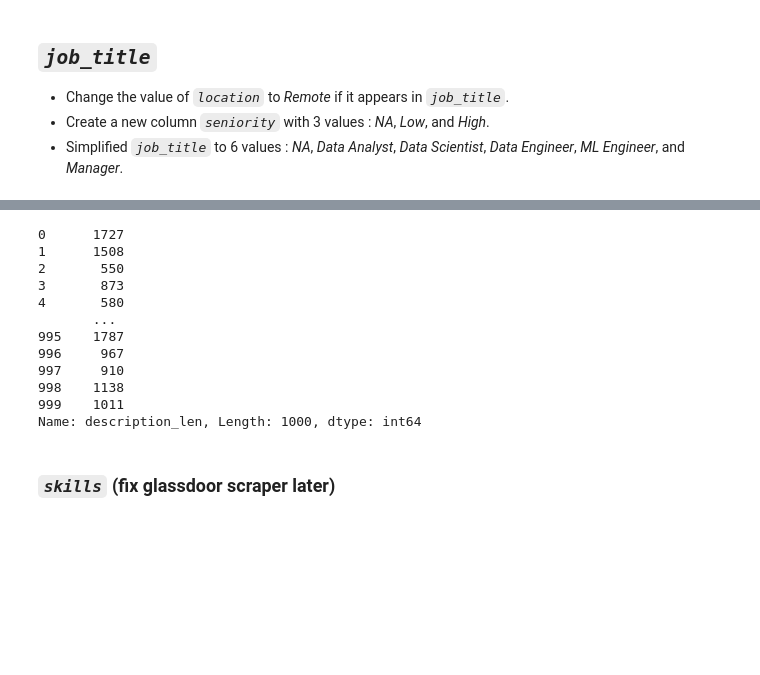
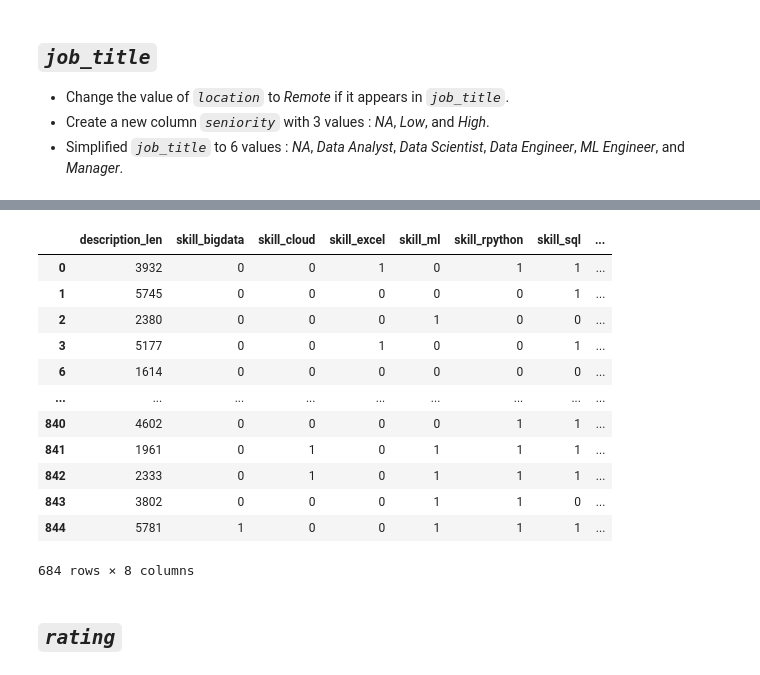
Before and after one commit to YongHHuang/data_science_salary, a Jupyter notebook: data_cleaning.ipynb, the cells around one changed output, grey strips where cells are left out. Saved outputs shown, nothing was run; the diff lists cells and outputs as text; code cells hidden in the pictures; blank space fills up the shorter version.

```diff
--- a/data_cleaning.ipynb
+++ b/data_cleaning.ipynb
@@ -54,7 +88,7 @@ list(df.columns)
 # %%
 def remote(row):
-    row['job_title'] = row['job_title'].lower()
-    if 'remote' in row['job_title']:
+    title = row['job_title'].lower()
+    if 'remote' in title and 'not remote' not in title:
         row['location'] = 'Remote'
     return row
 
@@ -167,13 +154,0 @@ Name: salary_estimate, dtype: int64
-# %%
-# create new features salary_min and salary_max in another dataframe
-pattern = '(?P<salary_min>.*)-(?P<salary_max>.*)'
-new_salary = df['salary_estimate'].str.extract(pattern).astype('int')
-# concat df and new_salary
-df = pd.concat([df, new_salary], axis=1)
-# create new feature salary_avg
-df['salary_avg'] = (df['salary_min'] + df['salary_max']) / 2
-# drop salary_estimate
-df.drop(['salary_estimate'], axis=1, inplace=True)
-
-# check results
-df
@@ -197,21 +238,38 @@ df
 # %%
-# create new feature description_len to count the length of the job description
+# create description_len to count the length of the job description
 df['description_len'] = df['job_description'].apply(len)
 
+# create skill_XX: 1 if job_description mentions the specific skill, otherwise 0
+# Spark or Hadoop
+df['skill_bigdata'] = df['job_description'].apply(lambda x: 1 if re.search('Spark|Hadoop', x) else 0)
+# AWS or Azure
+df['skill_cloud'] = df['job_description'].apply(lambda x: 1 if re.search('AWS|Azure', x) else 0)
+# Excel
+df['skill_excel'] = df['job_description'].apply(lambda x: 1 if re.search('\WExcel\W', x) else 0)
+# machine learning or deep learning
+df['skill_ml'] = df['job_description'].apply(lambda x: 1 if re.search('machine learning|deep learning', x.lower()) else 0)
+# R or Python
+df['skill_rpython'] = df['job_description'].apply(lambda x: 1 if re.search('\W(R|Python)\W', x) else 0)
+# SQL
+df['skill_sql'] = df['job_description'].apply(lambda x: 1 if re.search('SQL', x) else 0)
+# Tableau, Power BI
+df['skill_viztool'] = df['job_description'].apply(lambda x: 1 if re.search('Tableau|PowerBI|Power BI', x) else 0)
+
+df.drop(['job_description'], axis=1, inplace=True)
+
 # check results
-df['description_len']
+df.loc[:, 'description_len':'skill_viztool']
 # %% [output]
+|  | description_len | skill_bigdata | skill_cloud | skill_excel | skill_ml | skill_rpython | skill_sql | ... |
+| 0 | 3932 | 0 | 0 | 1 | 0 | 1 | 1 | ... |
+| 1 | 5745 | 0 | 0 | 0 | 0 | 0 | 1 | ... |
+| 2 | 2380 | 0 | 0 | 0 | 1 | 0 | 0 | ... |
+| 3 | 5177 | 0 | 0 | 1 | 0 | 0 | 1 | ... |
+| 6 | 1614 | 0 | 0 | 0 | 0 | 0 | 0 | ... |
+| ... | ... | ... | ... | ... | ... | ... | ... | ... |
+| 840 | 4602 | 0 | 0 | 0 | 0 | 1 | 1 | ... |
+| 841 | 1961 | 0 | 1 | 0 | 1 | 1 | 1 | ... |
+| 842 | 2333 | 0 | 1 | 0 | 1 | 1 | 1 | ... |
+| 843 | 3802 | 0 | 0 | 0 | 1 | 1 | 0 | ... |
+| 844 | 5781 | 1 | 0 | 0 | 1 | 1 | 1 | ... |
-0      1727
-1      1508
-2       550
-3       873
-4       580
-       ...
-995    1787
-996     967
-997     910
-998    1138
-999    1011
-Name: description_len, Length: 1000, dtype: int64
+684 rows × 8 columns
-# %% [markdown]
-### *`skills`* (fix glassdoor scraper later)
@@ -225,0 +276,2 @@ Name: description_len, Length: 1000, dtype: int64
+# %% [markdown]
+## ***`rating`***
```
Also changed, not shown: parts of 44 cells of this notebook.
